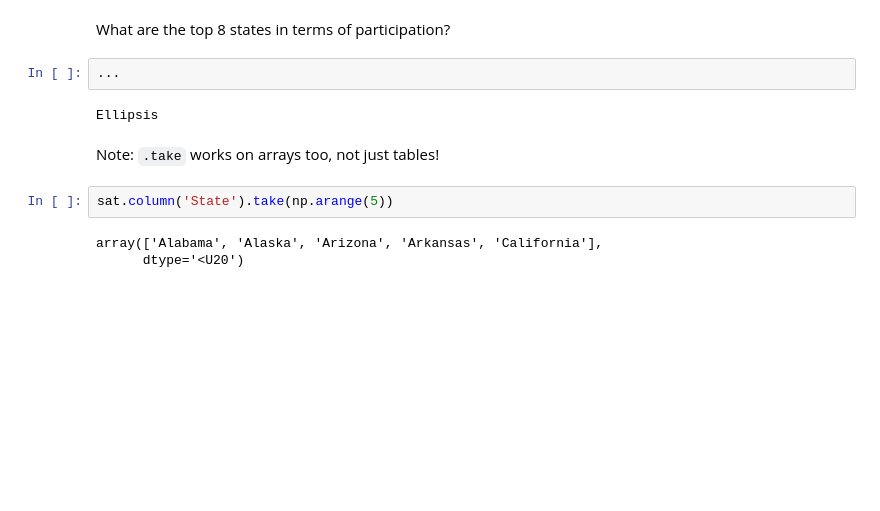
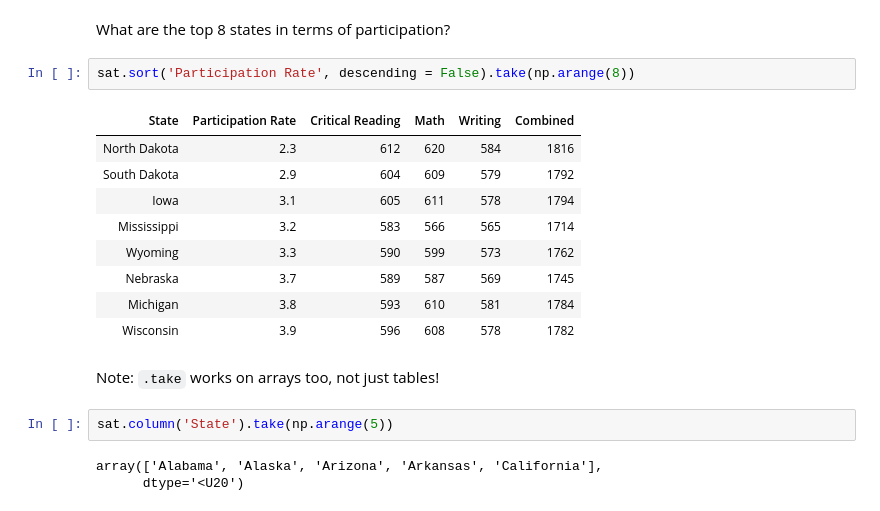
Before and after one commit to data-6-berkeley/materials-fa24, a Jupyter notebook: lectures/lec08/lec08-blank.ipynb, the cells around one changed output. Drawn from its saved outputs; the diff is of its cells as text; blank space fills up the shorter version.

```diff
--- a/lectures/lec08/lec08-blank.ipynb
+++ b/lectures/lec08/lec08-blank.ipynb
@@ -95,9 +108,17 @@ Ellipsis
 # %% [markdown]
 What are the top 8 states in terms of participation?
-# %%
-...
-# %% [output]
-Ellipsis
+# %%
+sat.sort('Participation Rate', descending = False).take(np.arange(8))
+# %% [output]
+| State | Participation Rate | Critical Reading | Math | Writing | Combined |
+| North Dakota | 2.3 | 612 | 620 | 584 | 1816 |
+| South Dakota | 2.9 | 604 | 609 | 579 | 1792 |
+| Iowa | 3.1 | 605 | 611 | 578 | 1794 |
+| Mississippi | 3.2 | 583 | 566 | 565 | 1714 |
+| Wyoming | 3.3 | 590 | 599 | 573 | 1762 |
+| Nebraska | 3.7 | 589 | 587 | 569 | 1745 |
+| Michigan | 3.8 | 593 | 610 | 581 | 1784 |
+| Wisconsin | 3.9 | 596 | 608 | 578 | 1782 |
 # %% [markdown]
 Note: `.take` works on arrays too, not just tables!
 # %%
```
Also changed, not shown: parts of 17 cells of this notebook.
